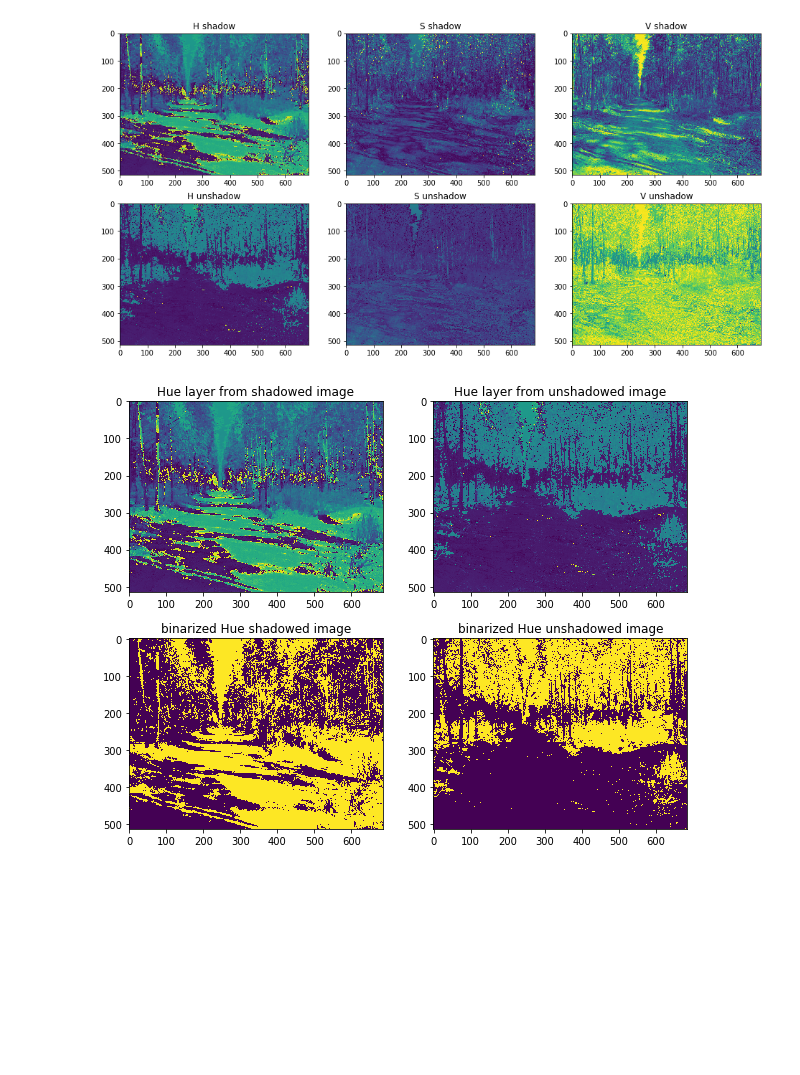
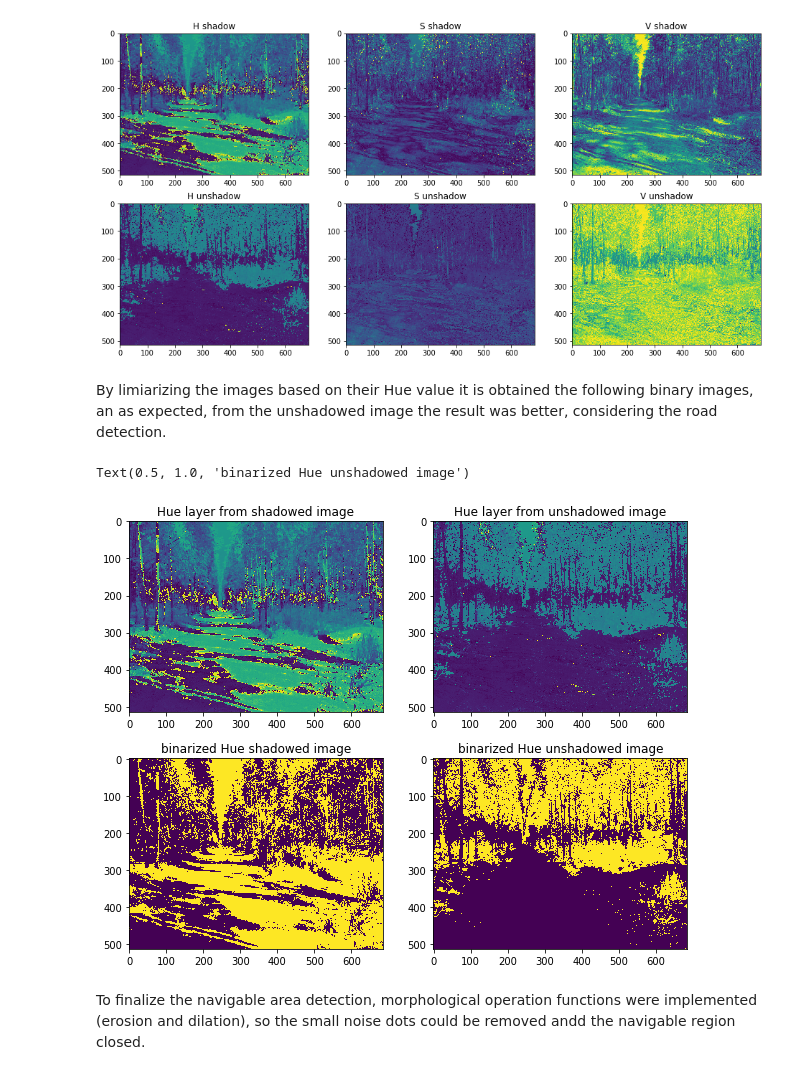
Before and after one commit to horitahiroshi/shadow-denoising, a Jupyter notebook: notebook/Comparing_limiarization.ipynb, the cells around one changed output. Drawn from its saved outputs; the diff is of its cells as text; code cells hidden in the pictures; blank space fills up the shorter version.

```diff
--- a/notebook/Comparing_limiarization.ipynb
+++ b/notebook/Comparing_limiarization.ipynb
@@ -27,18 +45,26 @@ plt.subplot(236);plt.imshow(hsv_unshadow[:,:,2]);plt.title("V unshadow")
 # %% [output]
 Text(0.5, 1.0, 'V unshadow')
 [figure]
+# %% [markdown]
+By limiarizing the images based on their Hue value it is obtained the following binary images, an as expected, from the unshadowed image the result was better, considering the road detection.
 # %%
+""" Limiarization of images based on Hue thresholding (color) """
+
 shadow_bin = np.zeros(shadowed[:,:,0].shape, dtype=np.uint8)
 unshadow_bin = np.zeros(unshadowed[:,:,0].shape, dtype=np.uint8)
 
 shadow_bin[np.where(hsv_shadow[:,:,0]>0.35)] = 1
 unshadow_bin[np.where(hsv_unshadow[:,:,0]>0.35)] = 1
+unshadow_bin[np.where(hsv_unshadow[:,:,0]>0.55)] = 0
 
 plt.figure(figsize=(10,8))
 plt.subplot(221);plt.imshow(hsv_shadow[:,:,0]);plt.title("Hue layer from shadowed image")
 plt.subplot(222);plt.imshow(hsv_unshadow[:,:,0]);plt.title("Hue layer from unshadowed image")
 plt.subplot(223);plt.imshow(shadow_bin);plt.title("binarized Hue shadowed image")
 plt.subplot(224);plt.imshow(unshadow_bin);plt.title("binarized Hue unshadowed image")
 # plt.savefig("shadowXunshadow_limiarization")
 # %% [output]
+Text(0.5, 1.0, 'binarized Hue unshadowed image')
-[figure, old version]
+[figure, new version]
+# %% [markdown]
+To finalize the navigable area detection, morphological operation functions were implemented (erosion and dilation), so the small noise dots could be removed andd the navigable region closed.
```
Also changed, not shown: parts of 8 cells of this notebook, 4 other files.
